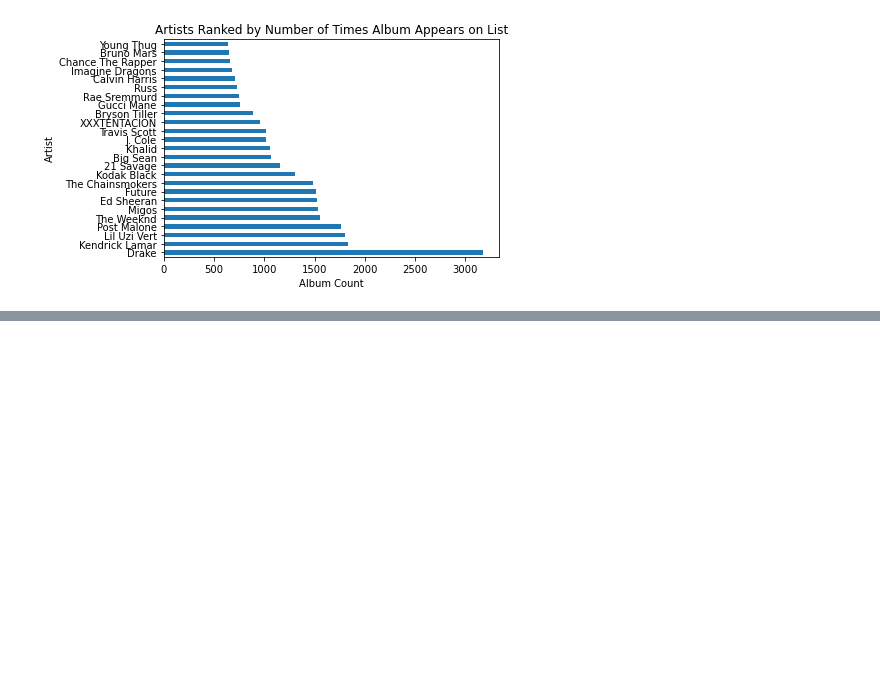
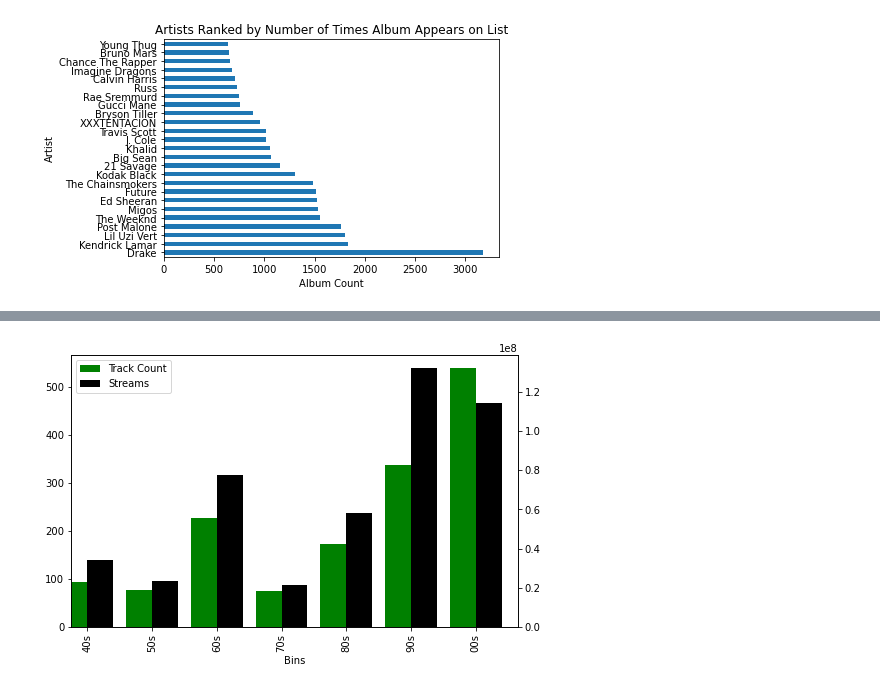
Before and after one commit to iastanehasl/Project-One, a Jupyter notebook: Spotipy_Group.ipynb, the cells around one changed output, grey strips where cells are left out. Drawn from its saved outputs; the diff is of its cells as text; code cells hidden in the pictures; blank space fills up the shorter version.

Commit message:
Pushing changes to Spotipy_Group.ipynb and saved figure.

```diff
--- a/Spotipy_Group.ipynb
+++ b/Spotipy_Group.ipynb
@@ -259,0 +264,8 @@ Text(0, 0.5, 'Count')
+# %%
+# Create a copy of clean_Spoti to manipulate for release year, extract release YEAR, and groupby that year
+releaseYear = clean_Spoti.copy()
+releaseYear['Release Year'] = releaseYear['Release Date'].str.extract('(\d{4})', expand = False)
+releaseYear['Release Year'] = releaseYear['Release Year'].astype(float)
+relYearGroup = releaseYear.groupby('Release Year').count()
+releaseYear.drop(['Bins'], axis=1, inplace=True)
+releaseYear.head()
@@ -259,0 +279,28 @@ Text(0, 0.5, 'Count')
+# %%
+relYearBins = [0, 1949, 1959, 1969, 1979, 1989, 1999, 2009]
+relYearLabels = ['40s', '50s', '60s', '70s', '80s', '90s', '00s']
+releaseYear['Bins'] = pd.cut(releaseYear['Release Year'], relYearBins, labels=relYearLabels)
+barData1 = releaseYear.groupby('Bins')['Position'].count()
+barData2 = releaseYear.groupby('Bins')['Streams'].sum()
+
+bar_df = pd.DataFrame(data=[barData1])
+bar_df = bar_df.transpose()
+bar_df['Streams'] = barData2
+bar_df.columns = ['Track Count', 'Streams']
+
+fig, ax = plt.subplots(figsize = (8,5))
+ax2 = ax.twinx()
+
+width = 0.4
+
+bar_df['Track Count'].plot(kind='bar', color='green', ax=ax, width=width, position=1)
+bar_df.Streams.plot(kind='bar', color='black', ax=ax2, width=width, position=0)
+
+# Use this to get both the legned handles in one box
+lines, labels = ax.get_legend_handles_labels()
+lines2, labels2 = ax2.get_legend_handles_labels()
+ax2.legend(lines + lines2, labels + labels2, loc=0)
+
+fig1.show()
+# %% [output]
+[figure, added]
```
Also changed, not shown: parts of 9 cells of this notebook, 1 other file.
